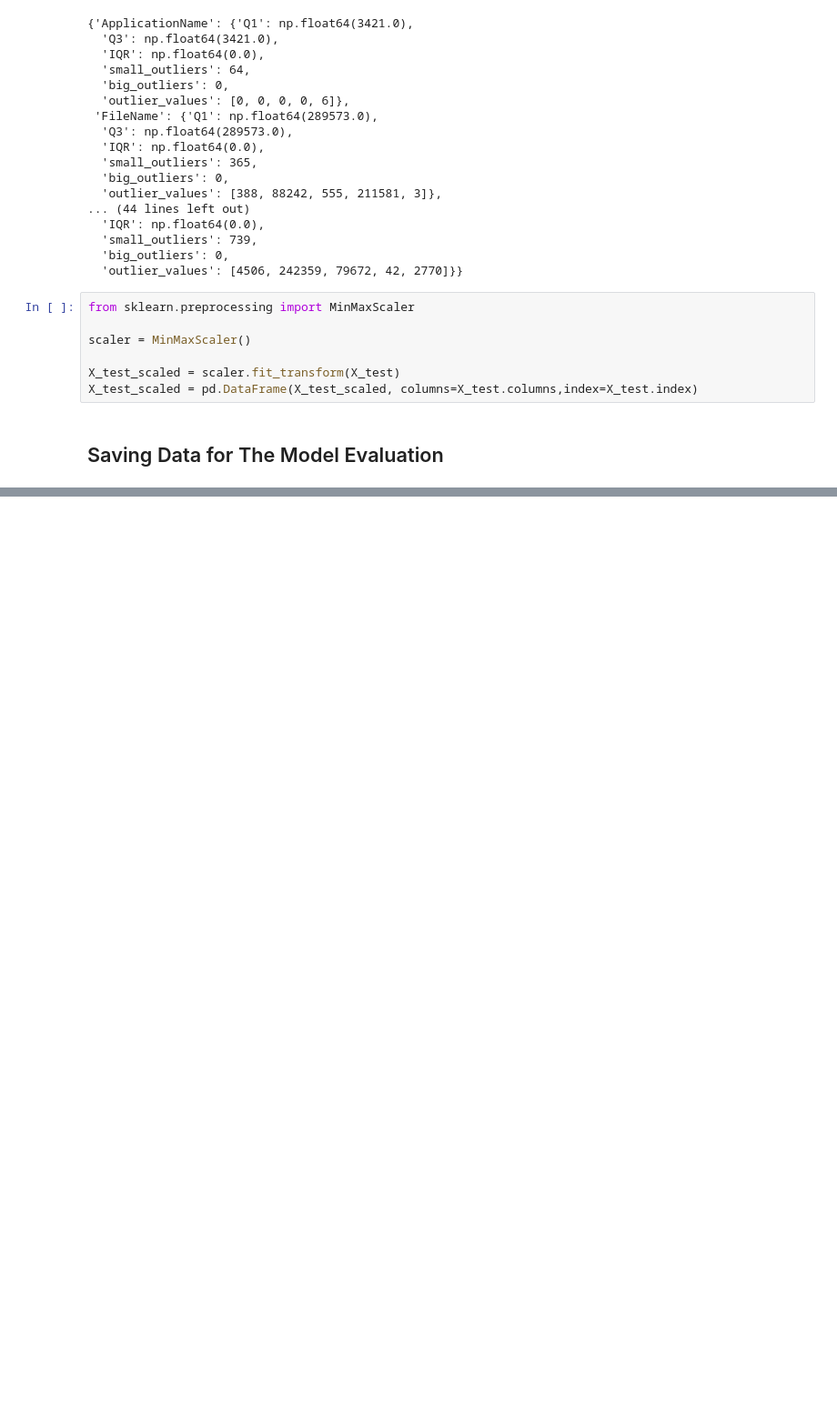
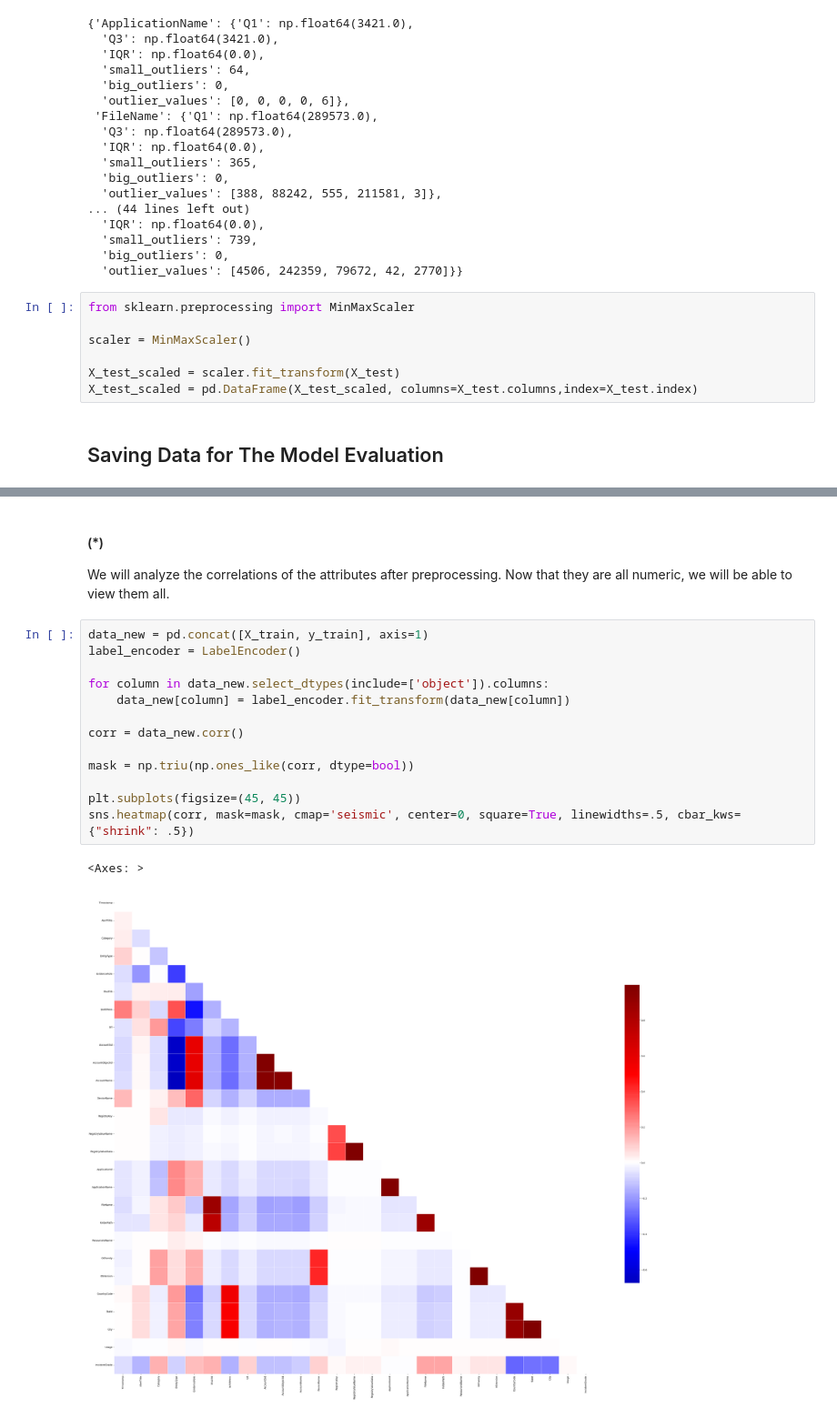
Before and after one commit to yasin281/Microsoft-Security-Incident-Prediction, a Jupyter notebook: src/DataPreparation.ipynb, the cells around one changed output, grey strips where cells are left out. Shown at 91% size. Cells and saved outputs as stored; diff of their text form; blank space fills up the shorter version.

```diff
--- a/src/DataPreparation.ipynb
+++ b/src/DataPreparation.ipynb
@@ -731,3 +762,23 @@ y_test.to_csv(os.path.join(folder_path, 'y_test.csv'), index=False)
 print("Files saved successfully!")
 # %% [output]
 Files saved successfully!
+# %% [markdown]
+#### (*)
+
+We will analyze the correlations of the attributes after preprocessing. Now that they are all numeric, we will be able to view them all.
+# %%
+data_new = pd.concat([X_train, y_train], axis=1)
+label_encoder = LabelEncoder()
+
+for column in data_new.select_dtypes(include=['object']).columns:
+    data_new[column] = label_encoder.fit_transform(data_new[column])
+
+corr = data_new.corr()
+
+mask = np.triu(np.ones_like(corr, dtype=bool))
+
+plt.subplots(figsize=(45, 45))
+sns.heatmap(corr, mask=mask, cmap='seismic', center=0, square=True, linewidths=.5, cbar_kws={"shrink": .5})
+# %% [output]
+<Axes: >
+[figure, added]
```
Also changed, not shown: parts of 17 cells of this notebook, 1 other file.
